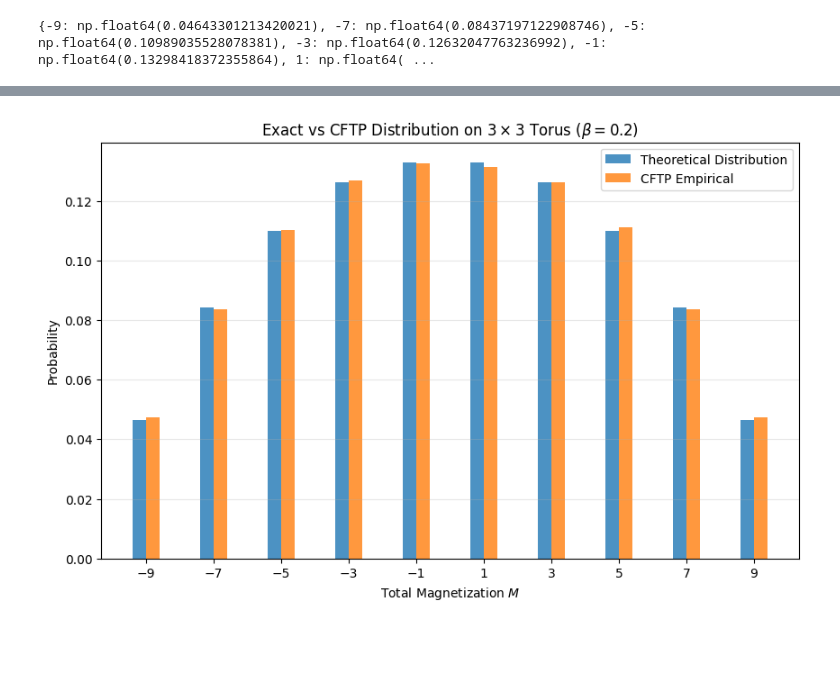
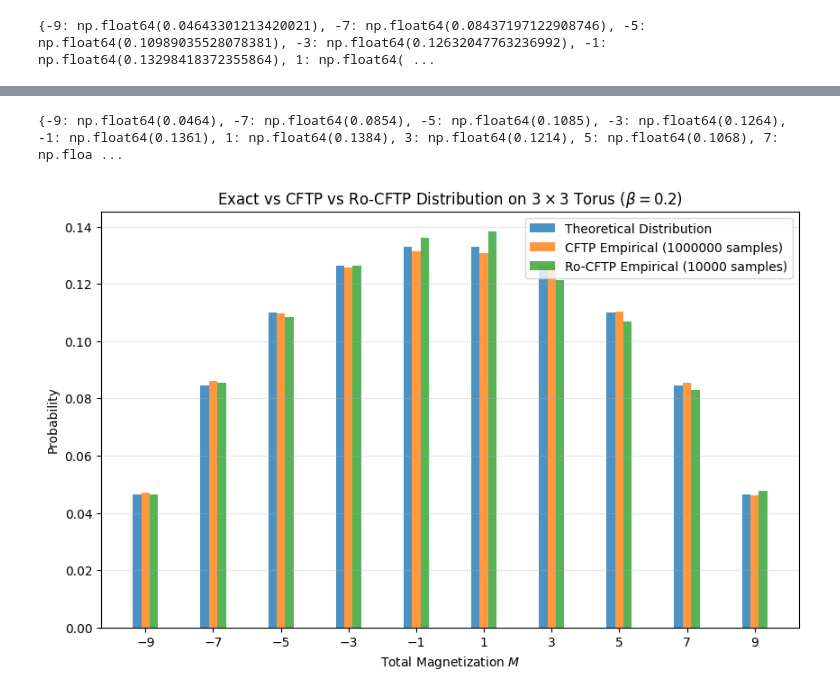
Before and after one commit to leofio/perfectSimulation, a Jupyter notebook: notebooks/Ising_magnetisation.ipynb, the cells around one changed output, grey strips where cells are left out. Cells and saved outputs as stored; diff of their text form; code cells hidden in the pictures; blank space fills up the shorter version.

Commit message:
Added ro-cftp

```diff
--- a/notebooks/Ising_magnetisation.ipynb
+++ b/notebooks/Ising_magnetisation.ipynb
@@ -116,24 +117,38 @@ print(empirical_mag_probs)
-# %%
-mags = np.array(list(empirical_mag_probs.keys()))
-
-theoretical_probs = np.array([theoretical_mag_probs.get(m, 0.0) for m in mags])
-empirical_probs = np.array([empirical_mag_probs[m] for m in mags])
-
-plt.figure(figsize=(10, 6))
-width = 0.4
-
-plt.bar(mags - width/2, theoretical_probs, width=width, label='Theoretical Distribution', alpha=0.8)
-plt.bar(mags + width/2, empirical_probs, width=width, label='CFTP Empirical', alpha=0.8)
-
-plt.xlabel('Total Magnetization $M$')
-plt.ylabel('Probability')
-plt.title('Exact vs CFTP Distribution on $3 \\times 3$ Torus ($\\beta = 0.2$)')
-plt.xticks(mags)
-plt.legend()
-plt.grid(axis='y', alpha=0.3)
-plt.show()
-# %% [output]
-[figure, removed]
+# %%
+rocftp_samples = rocftp_fixed(ising, 128, 10000)
+rocftp_mags = rocftp_samples.sum(axis=1)
+rocftp_empirical_mag_probs = {}
+for m in range(-9, 10, 2):
+    rocftp_empirical_mag_probs[m] = np.sum(rocftp_mags == m) / len(rocftp_mags)
+
+print(rocftp_empirical_mag_probs)
+# %% [output]
+{-9: np.float64(0.0464), -7: np.float64(0.0854), -5: np.float64(0.1085), -3: np.float64(0.1264), -1: np.float64(0.1361), 1: np.float64(0.1384), 3: np.float64(0.1214), 5: np.float64(0.1068), 7: np.floa ...
+# %%
+mags = np.array(list(empirical_mag_probs.keys()))
+
+theoretical_probs = np.array([theoretical_mag_probs.get(m, 0.0) for m in mags])
+empirical_probs = np.array([empirical_mag_probs[m] for m in mags])
+
+rocftp_probs = np.array([rocftp_empirical_mag_probs.get(m, 0.0) for m in mags])
+
+plt.figure(figsize=(10, 6))
+
+width = 0.25
+
+plt.bar(mags - width, theoretical_probs, width=width, label='Theoretical Distribution', alpha=0.8)
+plt.bar(mags, empirical_probs, width=width, label='CFTP Empirical (1000000 samples)', alpha=0.8)
+plt.bar(mags + width, rocftp_probs, width=width, label='Ro-CFTP Empirical (10000 samples)', alpha=0.8)
+
+plt.xlabel('Total Magnetization $M$')
+plt.ylabel('Probability')
+plt.title('Exact vs CFTP vs Ro-CFTP Distribution on $3 \\times 3$ Torus ($\\beta = 0.2$)')
+plt.xticks(mags)
+plt.legend()
+plt.grid(axis='y', alpha=0.3)
+plt.show()
+# %% [output]
+[figure, added]
 # %%
 from scipy.stats import chisquare
 
```
Also changed, not shown: parts of 6 cells of this notebook, 4 other files.
